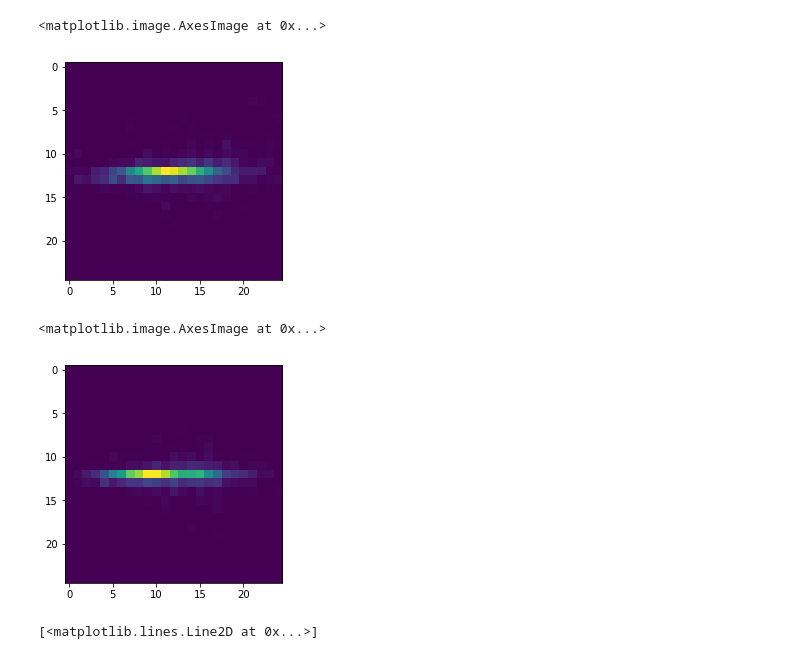
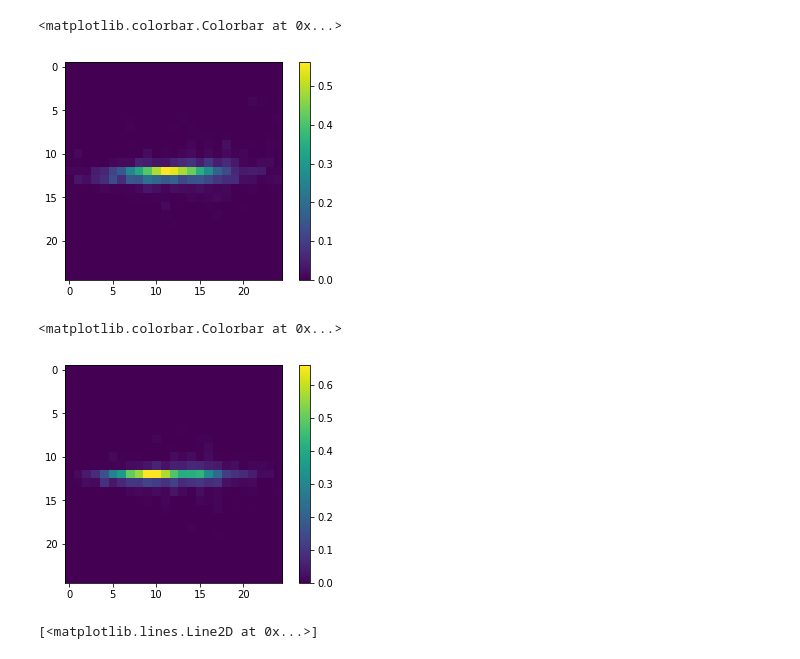
Before and after one commit to elena-orlova/CERN-Project, a Jupyter notebook: gan_tests.ipynb, the cells around one changed output. Drawn from its saved outputs; the diff is of its cells as text; code cells hidden in the pictures.

```diff
--- a/gan_tests.ipynb
+++ b/gan_tests.ipynb
@@ -8,9 +8,10 @@ dat = np.load("tiny_data.npz")
 arr = dat.items()[0][1][:100, :]
 # %%
 plt.imshow(arr[2].reshape((25, 25, 25))[:, 12, :])
+plt.colorbar()
 # %% [output]
-<matplotlib.image.AxesImage at 0x...>
+<matplotlib.colorbar.Colorbar at 0x...>
-[figure, old version]
+[figure, new version]
 # %%
 import os
 from datetime import datetime
@@ -40,9 +41,10 @@ mean = np.mean(X, axis=0, keepdims=True)
 X -= mean
 # %%
 plt.imshow(arr[1].reshape((25, 25, 25))[:, 12, :])
+plt.colorbar()
 # %% [output]
-<matplotlib.image.AxesImage at 0x...>
+<matplotlib.colorbar.Colorbar at 0x...>
-[figure, old version]
+[figure, new version]
 # %%
 plt.plot(X[20].reshape((25, 25, 25))[12, 12, :])
 # %% [output]
```
Also changed, not shown: parts of 6 cells of this notebook.
